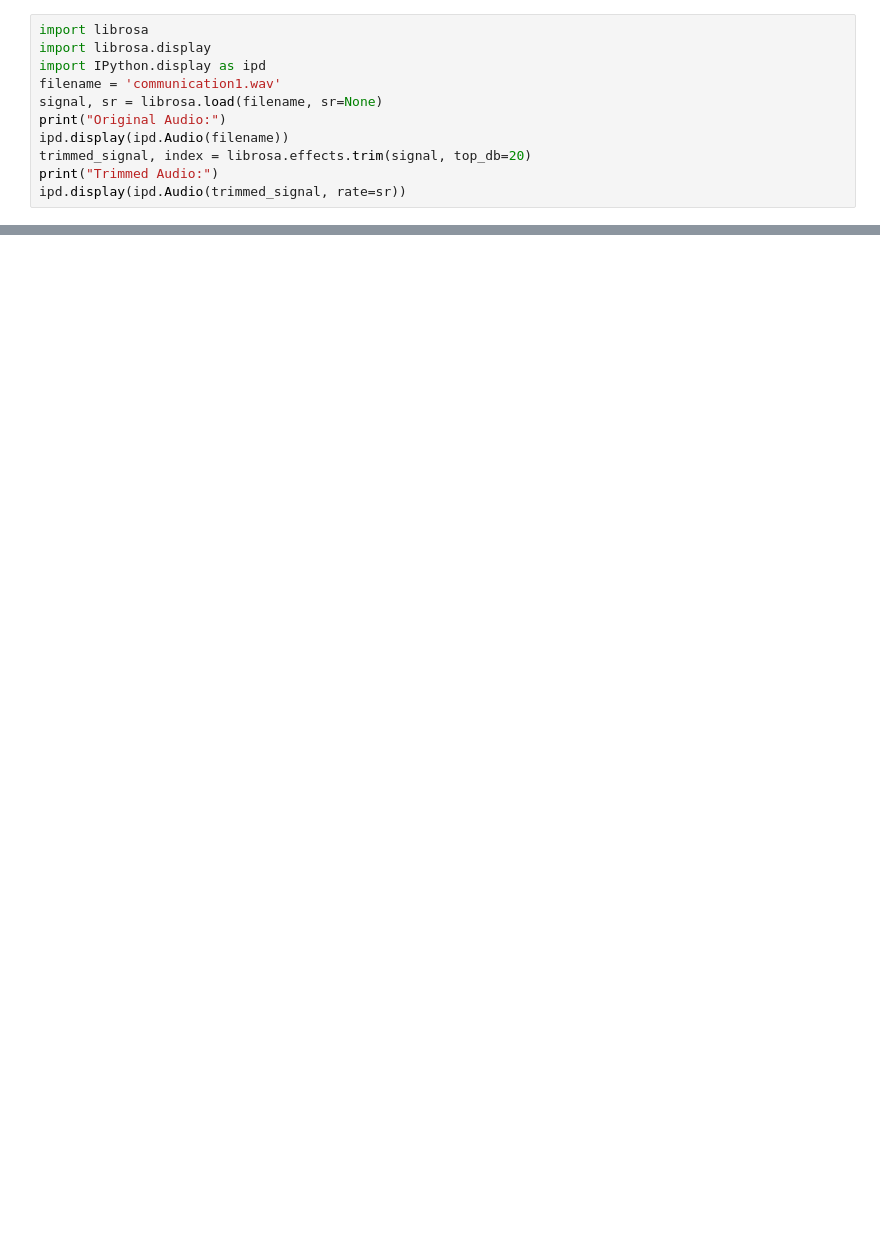
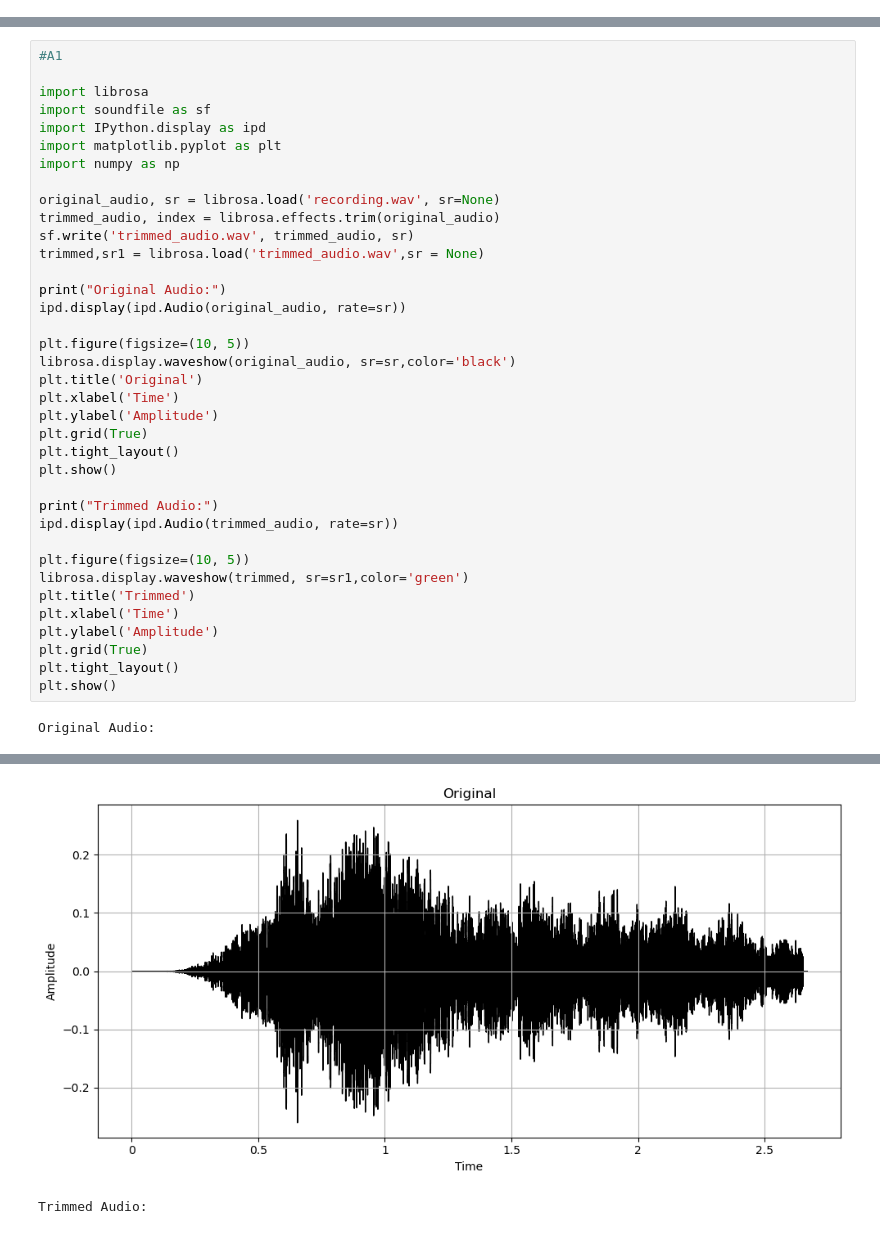
Before and after one commit to mohith2004/AI-in-speech-processing, a Jupyter notebook: 21114_lab3.ipynb, the cells around one changed output, grey strips where cells are left out. Saved outputs shown, nothing was run; the diff lists cells and outputs as text; blank space fills up the shorter version.

```diff
--- a/21114_lab3.ipynb
+++ b/21114_lab3.ipynb
@@ -4,11 +0,0 @@ bl.en.u4aie21114
-# %%
-import librosa
-import librosa.display
-import IPython.display as ipd
-filename = 'communication1.wav'
-signal, sr = librosa.load(filename, sr=None)
-print("Original Audio:")
-ipd.display(ipd.Audio(filename))
-trimmed_signal, index = librosa.effects.trim(signal, top_db=20)
-print("Trimmed Audio:")
-ipd.display(ipd.Audio(trimmed_signal, rate=sr))
@@ -48,0 +4,39 @@ Split Audio (top_db=10):
+# %%
+#A1
+
+import librosa
+import soundfile as sf
+import IPython.display as ipd
+import matplotlib.pyplot as plt
+import numpy as np
+
+original_audio, sr = librosa.load('recording.wav', sr=None)
+trimmed_audio, index = librosa.effects.trim(original_audio)
+sf.write('trimmed_audio.wav', trimmed_audio, sr)
+trimmed,sr1 = librosa.load('trimmed_audio.wav',sr = None)
+
+print("Original Audio:")
+ipd.display(ipd.Audio(original_audio, rate=sr))
+
+plt.figure(figsize=(10, 5))
+librosa.display.waveshow(original_audio, sr=sr,color='black')
+plt.title('Original')
+plt.xlabel('Time')
+plt.ylabel('Amplitude')
+plt.grid(True)
+plt.tight_layout()
+plt.show()
+
+print("Trimmed Audio:")
+ipd.display(ipd.Audio(trimmed_audio, rate=sr))
+
+plt.figure(figsize=(10, 5))
+librosa.display.waveshow(trimmed, sr=sr1,color='green')
+plt.title('Trimmed')
+plt.xlabel('Time')
+plt.ylabel('Amplitude')
+plt.grid(True)
+plt.tight_layout()
+plt.show()
+# %% [output]
+Original Audio:
@@ -48,0 +44,2 @@ Split Audio (top_db=10):
+[figure, added]
+Trimmed Audio:
```
Also changed, not shown: parts of 11 cells of this notebook.
